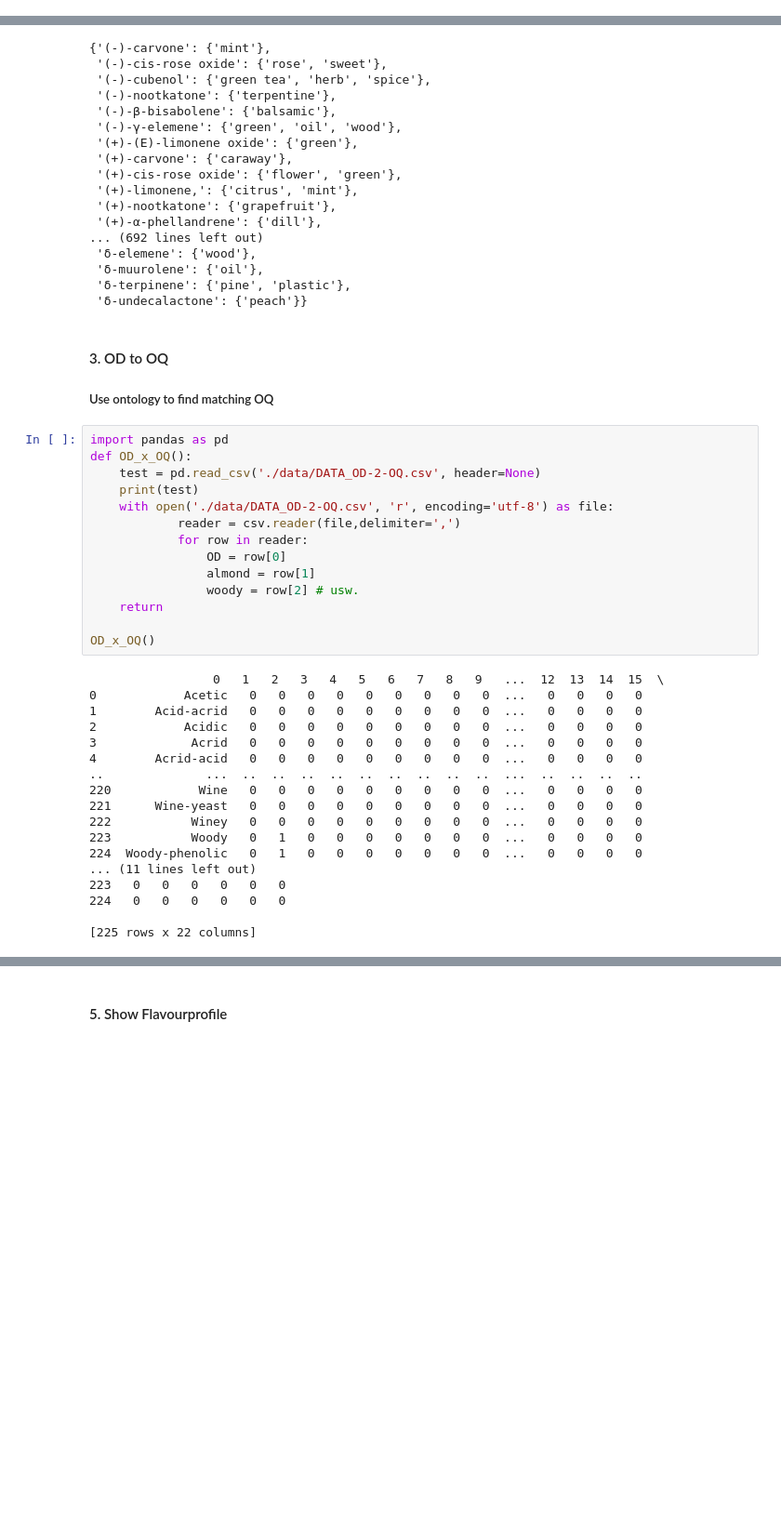
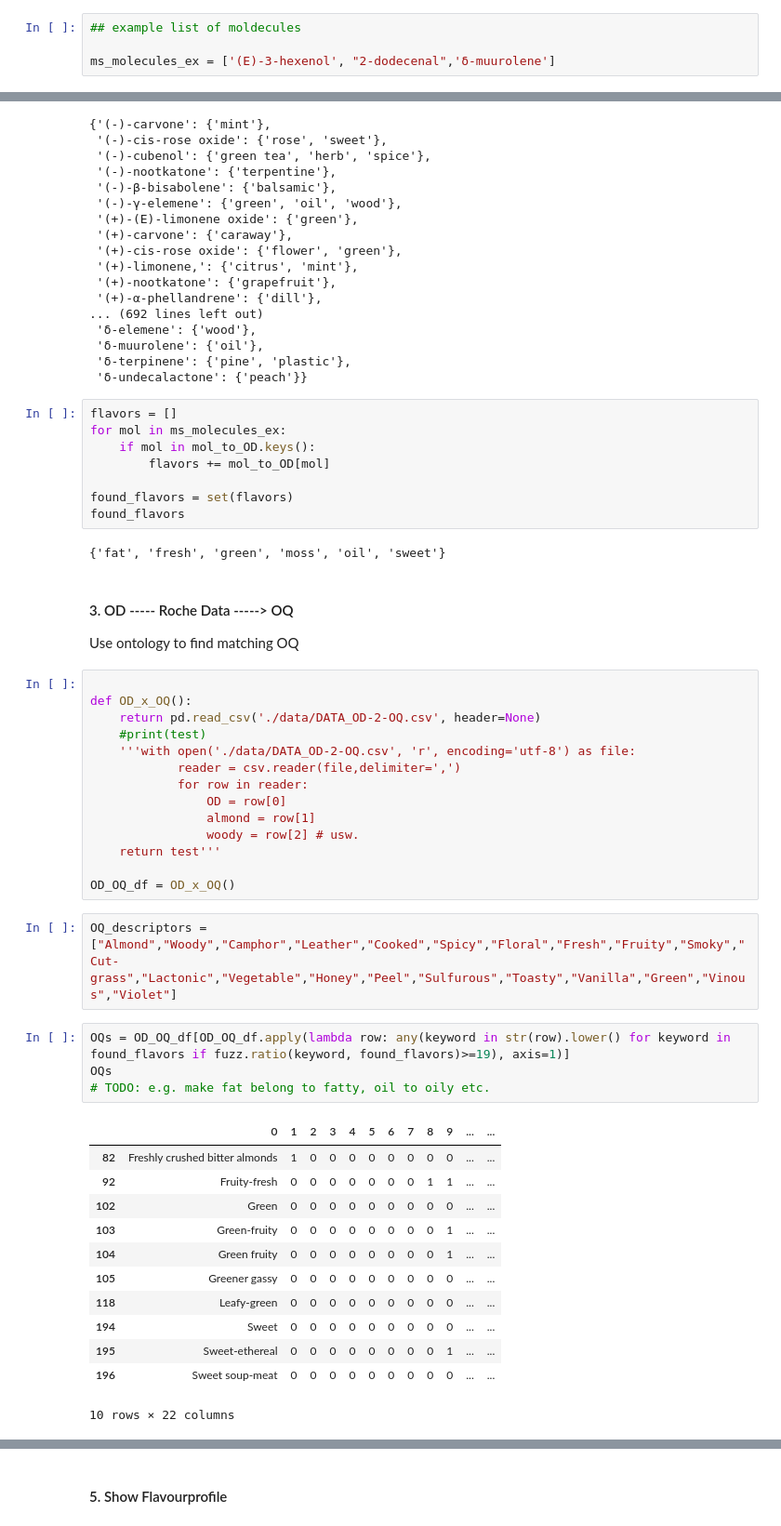
Before and after one commit to rengesf/flavorpred, a Jupyter notebook: Pipeline.ipynb, the cells around one changed output, grey strips where cells are left out. Shown at 93% size. Saved outputs shown, nothing was run; the diff lists cells and outputs as text; blank space fills up the shorter version.

```diff
--- a/Pipeline.ipynb
+++ b/Pipeline.ipynb
@@ -5,3 +10,7 @@
 
 -> Chris
+# %%
+## example list of moldecules
+
+ms_molecules_ex = ['(E)-3-hexenol', "2-dodecenal",'δ-muurolene']
 # %% [markdown]
@@ -70,38 +77,49 @@ mol_to_OD
  'δ-muurolene': {'oil'},
  'δ-terpinene': {'pine', 'plastic'},
  'δ-undecalactone': {'peach'}}
+# %%
+flavors = []
+for mol in ms_molecules_ex:
+    if mol in mol_to_OD.keys():
+        flavors += mol_to_OD[mol]
+
+found_flavors = set(flavors)
+found_flavors
+# %% [output]
+{'fat', 'fresh', 'green', 'moss', 'oil', 'sweet'}
 # %% [markdown]
-#### 3. OD to OQ
-##### Use ontology to find matching OQ
+#### 3. OD ----- Roche Data -----> OQ
+Use ontology to find matching OQ
 # %%
-import pandas as pd
+
 def OD_x_OQ():
-    test = pd.read_csv('./data/DATA_OD-2-OQ.csv', header=None)
-    print(test)
-    with open('./data/DATA_OD-2-OQ.csv', 'r', encoding='utf-8') as file:
+    return pd.read_csv('./data/DATA_OD-2-OQ.csv', header=None)
+    #print(test)
+    '''with open('./data/DATA_OD-2-OQ.csv', 'r', encoding='utf-8') as file:
             reader = csv.reader(file,delimiter=',')
             for row in reader:
                 OD = row[0]
                 almond = row[1]
                 woody = row[2] # usw.
-    return
+    return test'''
 
-OD_x_OQ()
+OD_OQ_df = OD_x_OQ()
-# %% [output]
-                 0   1   2   3   4   5   6   7   8   9   ...  12  13  14  15  \
-0            Acetic   0   0   0   0   0   0   0   0   0  ...   0   0   0   0
-1        Acid-acrid   0   0   0   0   0   0   0   0   0  ...   0   0   0   0
-2            Acidic   0   0   0   0   0   0   0   0   0  ...   0   0   0   0
-3             Acrid   0   0   0   0   0   0   0   0   0  ...   0   0   0   0
-4        Acrid-acid   0   0   0   0   0   0   0   0   0  ...   0   0   0   0
-..              ...  ..  ..  ..  ..  ..  ..  ..  ..  ..  ...  ..  ..  ..  ..
-220            Wine   0   0   0   0   0   0   0   0   0  ...   0   0   0   0
-221      Wine-yeast   0   0   0   0   0   0   0   0   0  ...   0   0   0   0
-222           Winey   0   0   0   0   0   0   0   0   0  ...   0   0   0   0
-223           Woody   0   1   0   0   0   0   0   0   0  ...   0   0   0   0
-224  Woody-phenolic   0   1   0   0   0   0   0   0   0  ...   0   0   0   0
-... (11 lines left out)
-223   0   0   0   0   0   0
-224   0   0   0   0   0   0
-
-[225 rows x 22 columns]
+# %%
+OQ_descriptors = ["Almond","Woody","Camphor","Leather","Cooked","Spicy","Floral","Fresh","Fruity","Smoky","Cut-grass","Lactonic","Vegetable","Honey","Peel","Sulfurous","Toasty","Vanilla","Green","Vinous","Violet"]
+# %%
+OQs = OD_OQ_df[OD_OQ_df.apply(lambda row: any(keyword in str(row).lower() for keyword in found_flavors if fuzz.ratio(keyword, found_flavors)>=19), axis=1)]
+OQs
+# TODO: e.g. make fat belong to fatty, oil to oily etc.
+# %% [output]
+|  | 0 | 1 | 2 | 3 | 4 | 5 | 6 | 7 | 8 | 9 | ... | ... |
+| 82 | Freshly crushed bitter almonds | 1 | 0 | 0 | 0 | 0 | 0 | 0 | 0 | 0 | ... | ... |
+| 92 | Fruity-fresh | 0 | 0 | 0 | 0 | 0 | 0 | 0 | 1 | 1 | ... | ... |
+| 102 | Green | 0 | 0 | 0 | 0 | 0 | 0 | 0 | 0 | 0 | ... | ... |
+| 103 | Green-fruity | 0 | 0 | 0 | 0 | 0 | 0 | 0 | 0 | 1 | ... | ... |
+| 104 | Green fruity | 0 | 0 | 0 | 0 | 0 | 0 | 0 | 0 | 1 | ... | ... |
+| 105 | Greener gassy | 0 | 0 | 0 | 0 | 0 | 0 | 0 | 0 | 0 | ... | ... |
+| 118 | Leafy-green | 0 | 0 | 0 | 0 | 0 | 0 | 0 | 0 | 0 | ... | ... |
+| 194 | Sweet | 0 | 0 | 0 | 0 | 0 | 0 | 0 | 0 | 0 | ... | ... |
+| 195 | Sweet-ethereal | 0 | 0 | 0 | 0 | 0 | 0 | 0 | 0 | 1 | ... | ... |
+| 196 | Sweet soup-meat | 0 | 0 | 0 | 0 | 0 | 0 | 0 | 0 | 0 | ... | ... |
+10 rows × 22 columns
```
Also changed, not shown: parts of 9 cells of this notebook.
